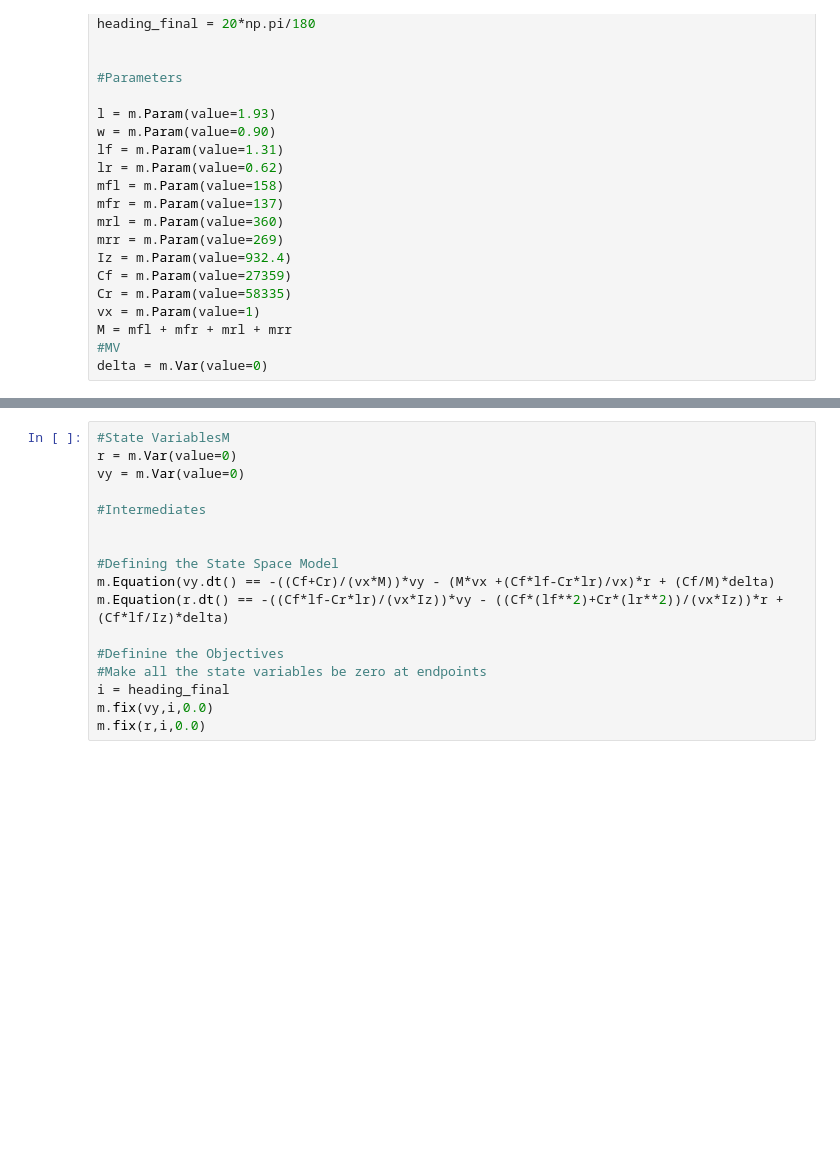
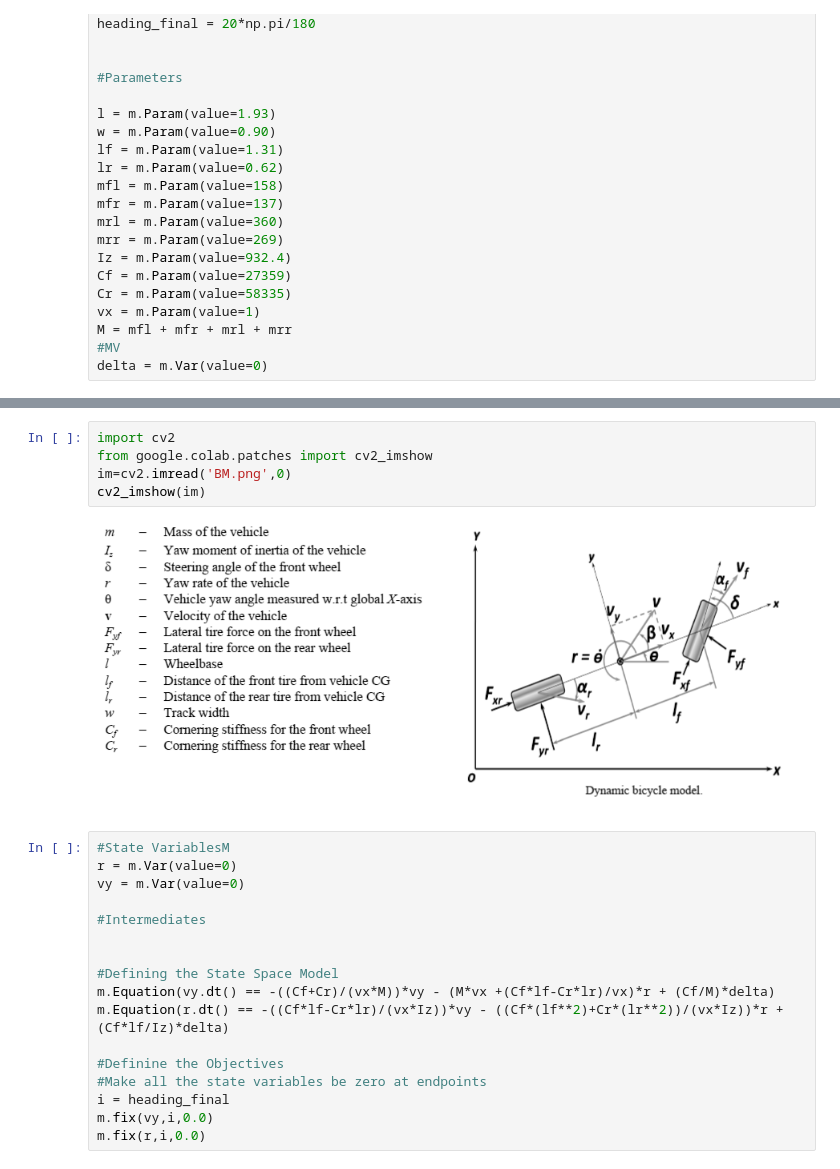
Before and after one commit to murtazav/Model_predictive_control, a Jupyter notebook: Bicycle_model.ipynb, the cells around one changed output, grey strips where cells are left out. Drawn from its saved outputs; the diff is of its cells as text; blank space fills up the shorter version.

```diff
--- a/Bicycle_model.ipynb
+++ b/Bicycle_model.ipynb
@@ -59,3 +57,10 @@ delta = m.Var(value=0)
+# %%
+import cv2
+from google.colab.patches import cv2_imshow
+im=cv2.imread('BM.png',0)
+cv2_imshow(im)
+# %% [output]
+[figure, added]
 # %%
 #State VariablesM
 r = m.Var(value=0)
```
Also changed, not shown: parts of 1 cell of this notebook.
